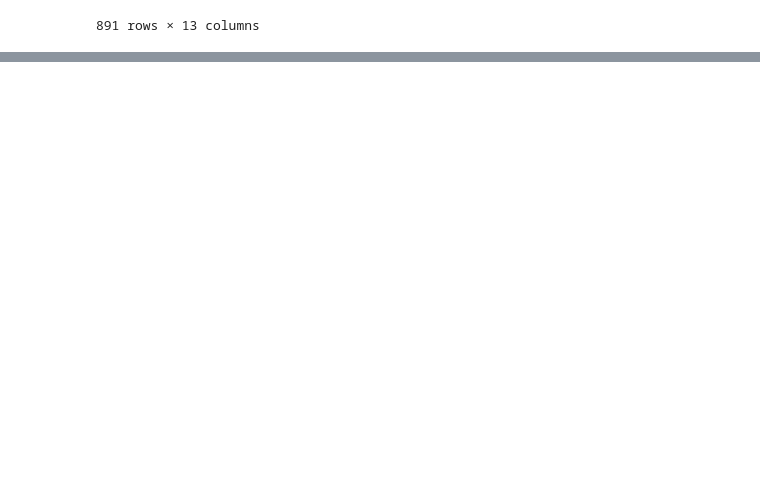
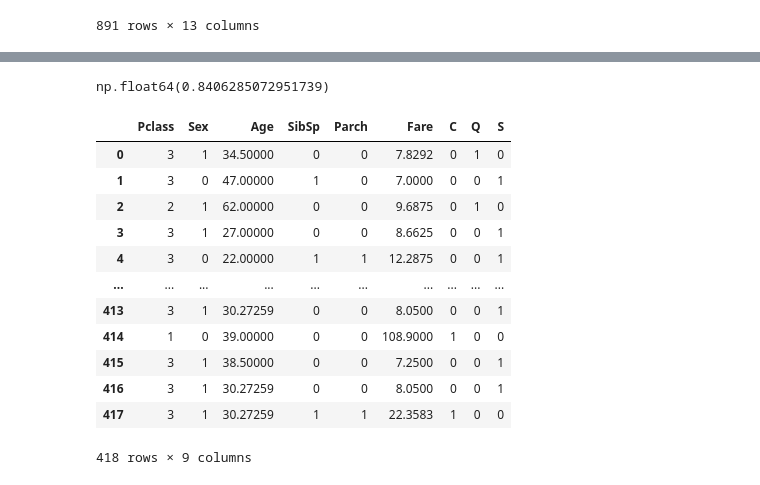
Before and after one commit to pavel-collab/KaggleCompetitions, a Jupyter notebook: main.ipynb, the cells around one changed output, grey strips where cells are left out. Drawn from its saved outputs; the diff is of its cells as text; code cells hidden in the pictures; blank space fills up the shorter version.

```diff
--- a/main.ipynb
+++ b/main.ipynb
@@ -127,0 +203,41 @@ df
+# %%
+np.sum(y_pred == y_true) / len(y_pred)
+# %% [output]
+np.float64(0.8406285072951739)
+# %%
+df = pd.read_csv('./data/test.csv')
+df.Age = df.Age.fillna(df.Age.mean())
+df = df.drop(columns=["Cabin"])
+df.fillna({"Embarked": df["Embarked"].mode()[0]}, inplace=True)
+
+# we even don't need it
+df = df.drop(columns=["PassengerId"])
+
+mlb = MultiLabelBinarizer()
+Embarked_encoding = mlb.fit_transform(df['Embarked'])
+Embarked_df = pd.DataFrame(Embarked_encoding, columns=mlb.classes_)
+df = pd.concat([df.drop('Embarked', axis=1), Embarked_df], axis=1)
+
+# only for test dataset
+if True in df["Fare"].isnull().to_list():
+    df.fillna({"Fare": df["Fare"].mean()}, inplace=True)
+
+#! Temporary
+df = df.drop(columns=["Name", "Ticket"])
+df['Sex'] = df['Sex'].map({'male': 1, 'female': 0})
+# %%
+df
+# %% [output]
+|  | Pclass | Sex | Age | SibSp | Parch | Fare | C | Q | S |
+| 0 | 3 | 1 | 34.50000 | 0 | 0 | 7.8292 | 0 | 1 | 0 |
+| 1 | 3 | 0 | 47.00000 | 1 | 0 | 7.0000 | 0 | 0 | 1 |
+| 2 | 2 | 1 | 62.00000 | 0 | 0 | 9.6875 | 0 | 1 | 0 |
+| 3 | 3 | 1 | 27.00000 | 0 | 0 | 8.6625 | 0 | 0 | 1 |
+| 4 | 3 | 0 | 22.00000 | 1 | 1 | 12.2875 | 0 | 0 | 1 |
+| ... | ... | ... | ... | ... | ... | ... | ... | ... | ... |
+| 413 | 3 | 1 | 30.27259 | 0 | 0 | 8.0500 | 0 | 0 | 1 |
+| 414 | 1 | 0 | 39.00000 | 0 | 0 | 108.9000 | 1 | 0 | 0 |
+| 415 | 3 | 1 | 38.50000 | 0 | 0 | 7.2500 | 0 | 0 | 1 |
+| 416 | 3 | 1 | 30.27259 | 0 | 0 | 8.0500 | 0 | 0 | 1 |
+| 417 | 3 | 1 | 30.27259 | 1 | 1 | 22.3583 | 1 | 0 | 0 |
+418 rows × 9 columns
```
Also changed, not shown: parts of 13 cells of this notebook, 8 other files.
